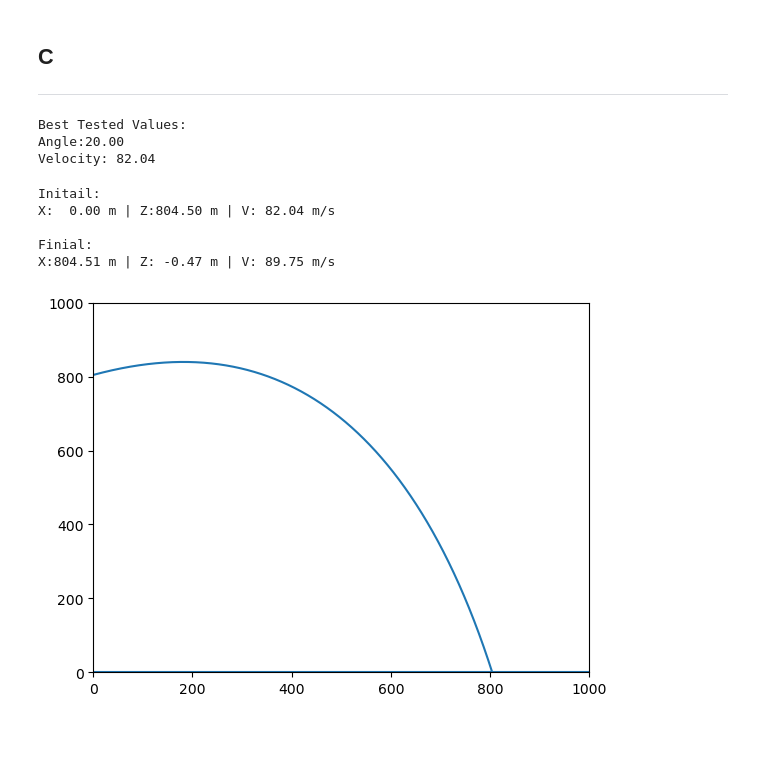
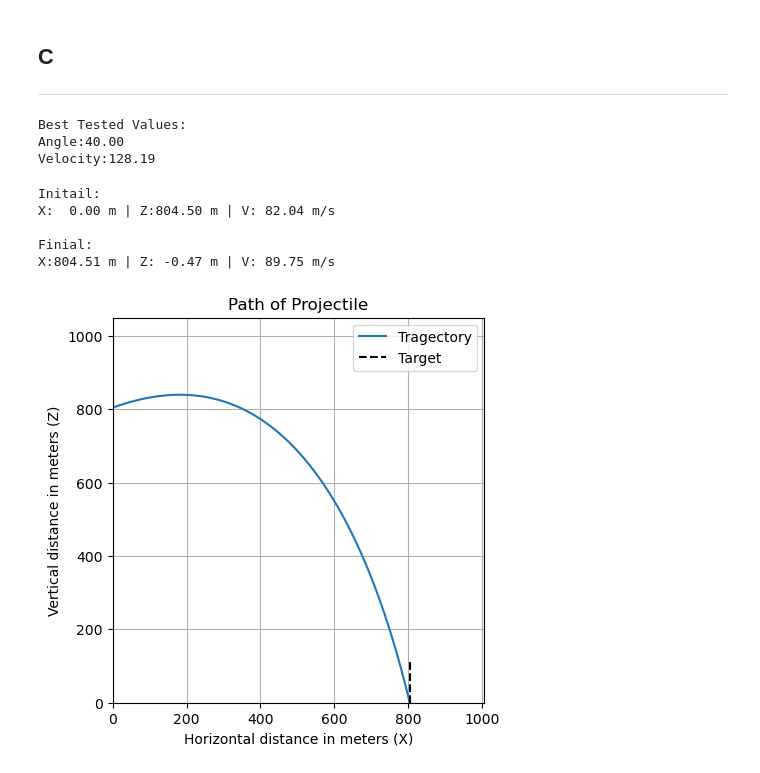
Before and after one commit to Hdog0723/Computing-Project-2, a Jupyter notebook: Project_2.ipynb, the cells around one changed output. Drawn from its saved outputs; the diff is of its cells as text; code cells hidden in the pictures; blank space fills up the shorter version.

```diff
--- a/Project_2.ipynb
+++ b/Project_2.ipynb
@@ -119,7 +119,8 @@ def Solve_Best(target_x, angles=np.arange(0, 80 , 5)):
 # %% [markdown]
 ### Test
 # %%
-best=Solve_Best(804.5)
+target=804.5
+best=Solve_Best(target)
 print(f"Best Tested Values:\nAngle:{best[0]:5.2f}\nVelocity:{best[1]:6.2f}")
 # %% [output]
 Best Tested Values:
@@ -269,39 +276,47 @@ def Solve_Best(target_x,z0=0, angles=np.arange(0, 80 , 5)):
 
     return best
 # %%
+target=804.5
 z0=804.5
-best=Solve_Best(804.5,z0)
+best_alt=Solve_Best(target,z0)
 print(f"Best Tested Values:\nAngle:{best[0]:5.2f}\nVelocity:{best[1]:6.2f}")
 # %% [output]
 Best Tested Values:
-Angle:20.00
-Velocity: 82.04
+Angle:40.00
+Velocity:128.19
 # %%
 # Validation
-v0=best[1] #m/s
-theta0=best[0]
+v0=best_alt[1] #m/s
+theta0=best_alt[0]
 t_initial=0
 t_step=0.0001
 
 y0=np.array([0,z0,v0*np.cos(np.deg2rad(theta0)),v0*np.sin(np.deg2rad(theta0))])
 
-t_c,v=Euler(t_initial,best[2],t_step,y0,system)
+t_c,v_alt=Euler(t_initial,best_alt[2],t_step,y0,system)
 
-initial=v[0]
-finial=v[len(v)-1]
+initial=v_alt[0]
+finial=v_alt[len(v_alt)-1]
 print(f'Initail:\nX:{initial[0]:6.2f} m | Z:{initial[1]:6.2f} m | V:{np.sqrt(initial[2]**2+initial[3]**2):6.2f} m/s\n')
 print(f'Finial:\nX:{finial[0]:6.2f} m | Z:{finial[1]:6.2f} m | V:{np.sqrt(finial[2]**2+finial[3]**2):6.2f} m/s')
 
-v=v.T
-plt.plot(v[0],v[1])
-plt.hlines(0,0,1000)
-plt.ylim((0,1000))
-plt.xlim((0,1000))
+v_alt=v_alt.T
+figscale=5
+plt.figure(figsize=(figscale*v_alt[0].max()/v_alt[1].max(),figscale))
+plt.plot(v_alt[0],v_alt[1],label='Tragectory')
+plt.xlabel("Horizontal distance in meters (X)")
+plt.ylabel("Vertical distance in meters (Z)")
+plt.title("Path of Projectile")
+plt.vlines(target,0,v[1].max()*1.25,linestyles='--',colors='black',label='Target')
+plt.ylim((0,v_alt[1].max()*1.25))
+plt.xlim((0,v_alt[0].max()*1.25))
+plt.grid()
+plt.legend()
 plt.show()
 # %% [output]
 Initail:
 X:  0.00 m | Z:804.50 m | V: 82.04 m/s
 
 Finial:
 X:804.51 m | Z: -0.47 m | V: 89.75 m/s
-[figure, old version]
+[figure, new version]
```
Also changed, not shown: parts of 2 cells of this notebook.
